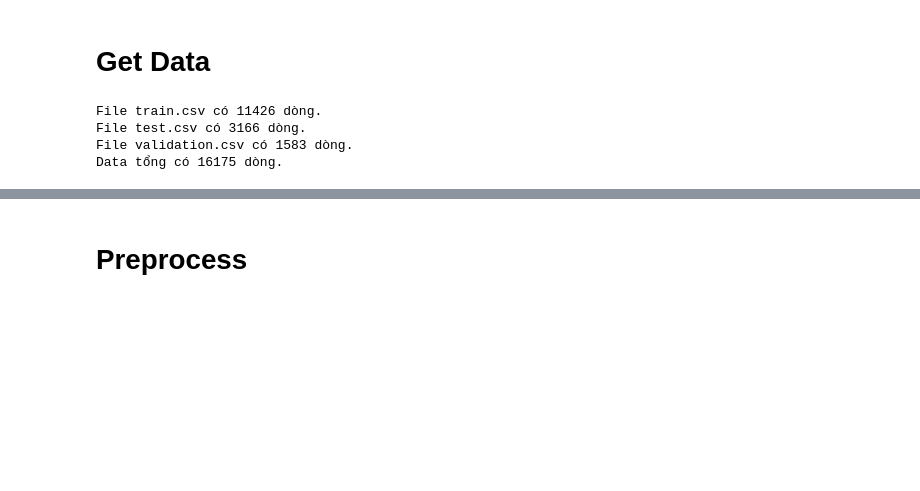
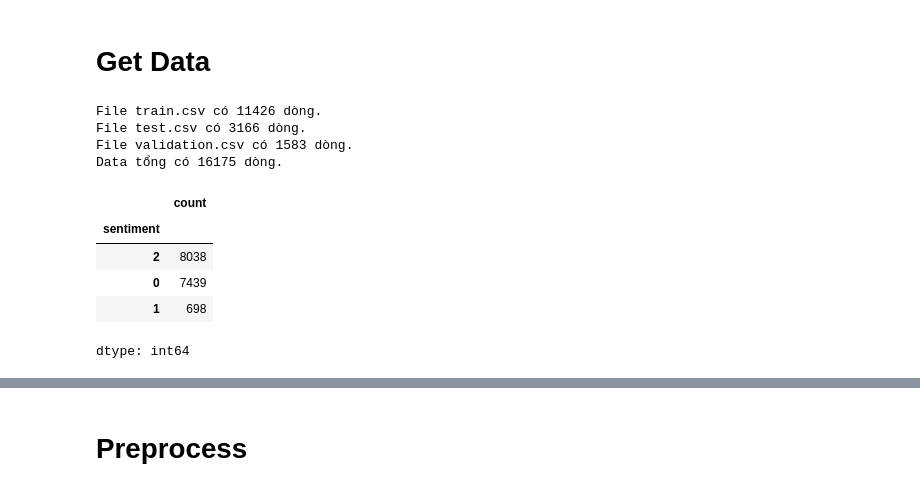
Before and after one commit to PQTrung34/vietnamese_students_feedback, a Jupyter notebook: notebook/preprocess.ipynb, the cells around one changed output, grey strips where cells are left out. Drawn from its saved outputs; the diff is of its cells as text; code cells hidden in the pictures; blank space fills up the shorter version.

```diff
--- a/notebook/preprocess.ipynb
+++ b/notebook/preprocess.ipynb
@@ -23,6 +37,15 @@ File train.csv có 11426 dòng.
 File test.csv có 3166 dòng.
 File validation.csv có 1583 dòng.
 Data tổng có 16175 dòng.
+# %%
+data['sentiment'].value_counts()
+# %% [output]
+|  | count |
+| sentiment |  |
+| 2 | 8038 |
+| 0 | 7439 |
+| 1 | 698 |
+dtype: int64
 # %%
 # Preview data
 data.sample(10)
```
Also changed, not shown: parts of 14 cells of this notebook, 2 other files.
